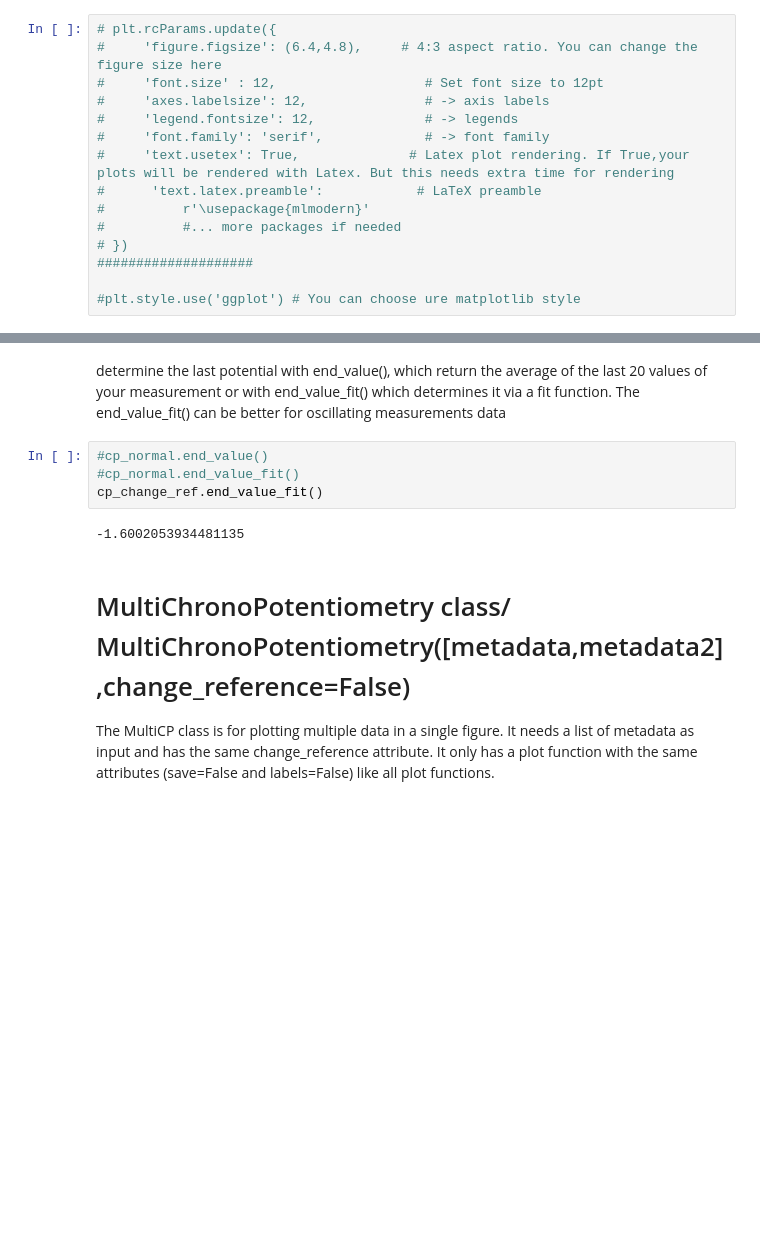
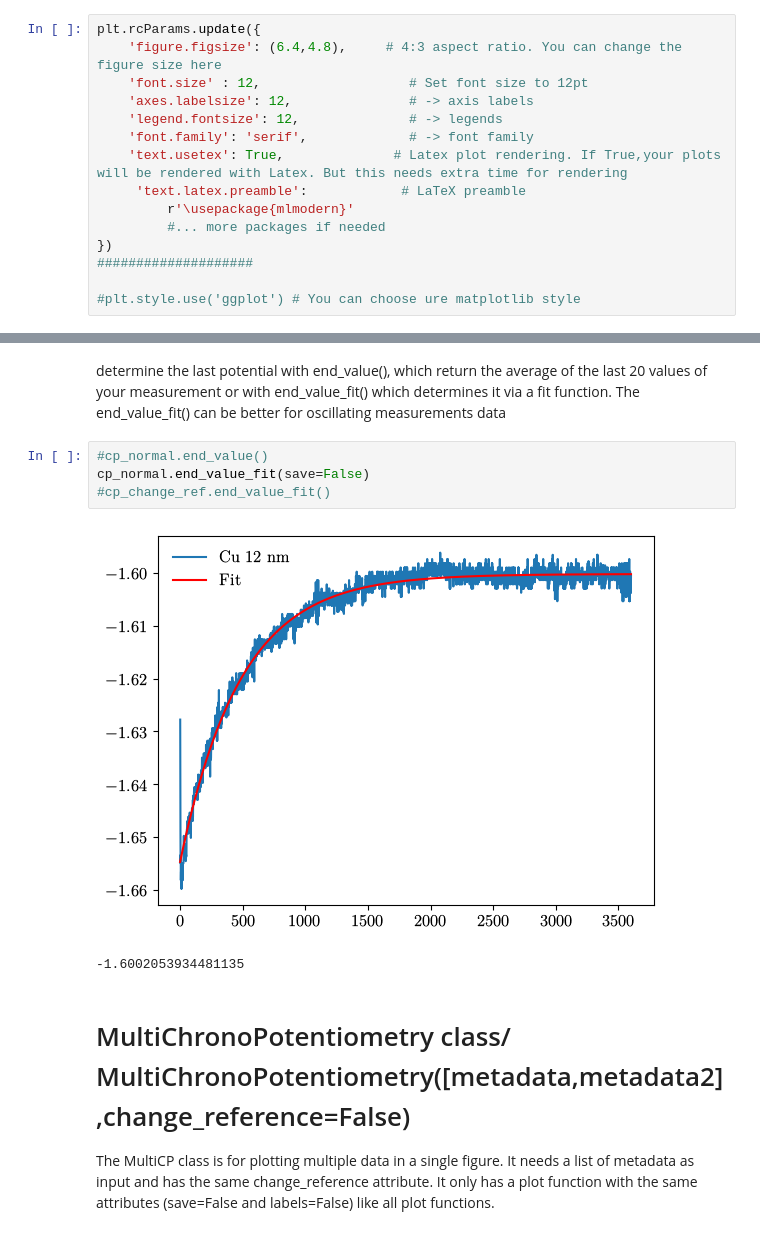
Before and after one commit to FAIRChemistry/datamodel-electrochemistry, a Jupyter notebook: Notebook_with_markdown.ipynb, the cells around one changed output, grey strips where cells are left out. Saved outputs shown, nothing was run; the diff lists cells and outputs as text; blank space fills up the shorter version.

```diff
--- a/Notebook_with_markdown.ipynb
+++ b/Notebook_with_markdown.ipynb
@@ -75,17 +75,17 @@ e_setup.__dict__
 # Change the style and parameter of the plots
 The following cell is not needed only if you want to change some parameters of your plots
 # %%
-# plt.rcParams.update({
-#     'figure.figsize': (6.4,4.8),     # 4:3 aspect ratio. You can change the figure size here
-#     'font.size' : 12,                   # Set font size to 12pt
-#     'axes.labelsize': 12,               # -> axis labels
-#     'legend.fontsize': 12,              # -> legends
-#     'font.family': 'serif',             # -> font family
-#     'text.usetex': True,              # Latex plot rendering. If True,your plots will be rendered with Latex. But this needs extra time for rendering
-#      'text.latex.preamble':            # LaTeX preamble
-#          r'\usepackage{mlmodern}'
-#          #... more packages if needed
-# })
+plt.rcParams.update({
+    'figure.figsize': (6.4,4.8),     # 4:3 aspect ratio. You can change the figure size here
+    'font.size' : 12,                   # Set font size to 12pt
+    'axes.labelsize': 12,               # -> axis labels
+    'legend.fontsize': 12,              # -> legends
+    'font.family': 'serif',             # -> font family
+    'text.usetex': True,              # Latex plot rendering. If True,your plots will be rendered with Latex. But this needs extra time for rendering
+     'text.latex.preamble':            # LaTeX preamble
+         r'\usepackage{mlmodern}'
+         #... more packages if needed
+})
 ####################
 
 #plt.style.use('ggplot') # You can choose ure matplotlib style
@@ -177,9 +177,10 @@ determine the last potential with end_value(), which return the average of the l
 The end_value_fit() can be better for oscillating measurements data
 # %%
 #cp_normal.end_value()
-#cp_normal.end_value_fit()
-cp_change_ref.end_value_fit()
+cp_normal.end_value_fit(save=False)
+#cp_change_ref.end_value_fit()
 # %% [output]
+[figure, added]
 -1.6002053934481135
 # %% [markdown]
 # MultiChronoPotentiometry class/ MultiChronoPotentiometry([metadata,metadata2],change_reference=False)
```
Also changed, not shown: parts of 1 cell of this notebook, 2 other files.
